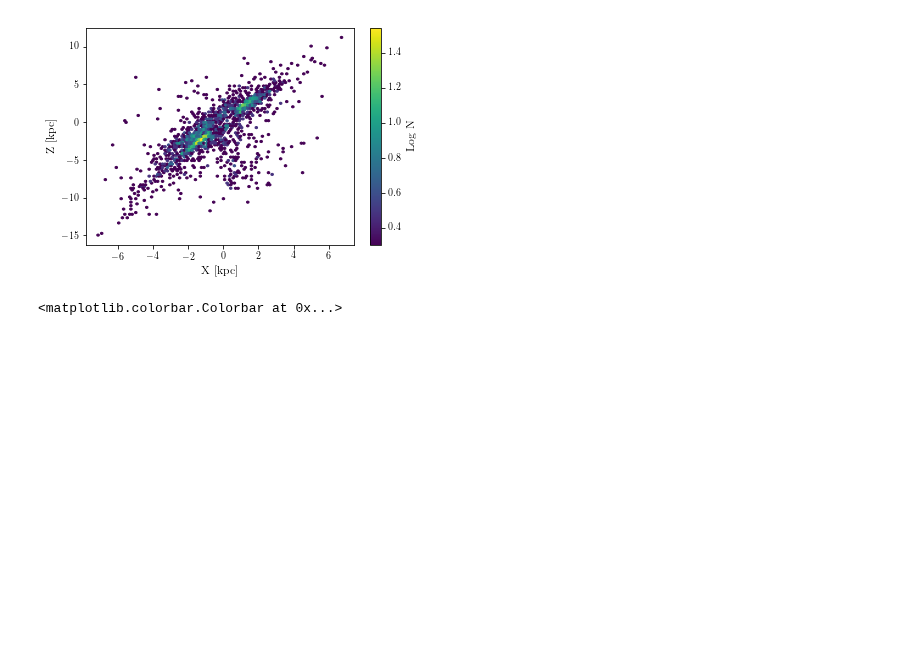
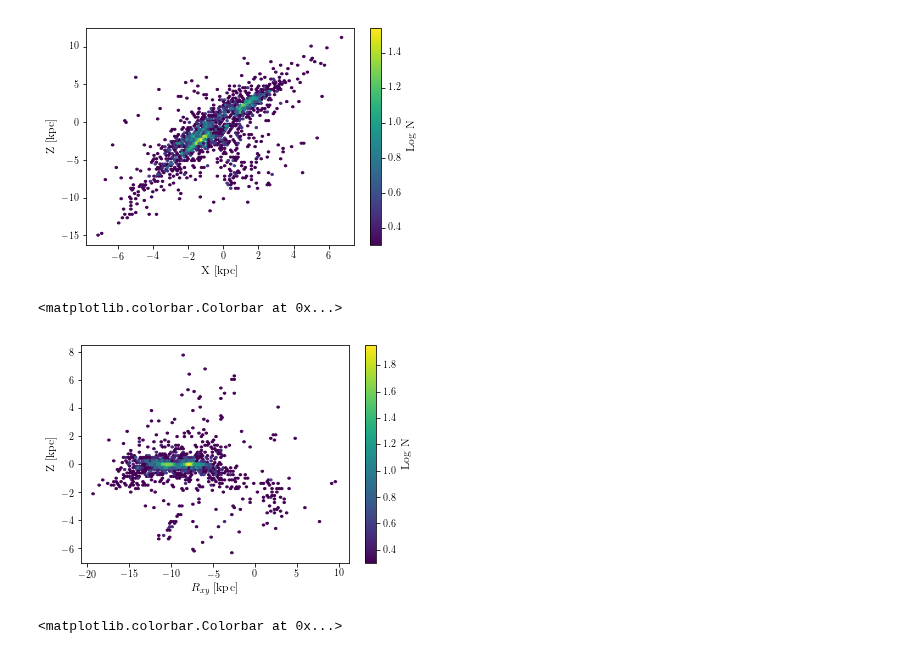
Before and after one commit to tzdwi/GaiaSprintMassive, a Jupyter notebook: WISE/data/bright_sample/sample.ipynb, the cells around one changed output. Cells and saved outputs as stored; diff of their text form; code cells hidden in the pictures; blank space fills up the shorter version.

```diff
--- a/WISE/data/bright_sample/sample.ipynb
+++ b/WISE/data/bright_sample/sample.ipynb
@@ -335,3 +335,11 @@ plt.colorbar(label='Log N')
 # %% [output]
 <matplotlib.colorbar.Colorbar at 0x...>
 [figure]
+# %%
+plt.hexbin(np.sign(c.galactocentric.x.value)*np.sqrt((c.galactocentric.x.value*1e-3)**2.0+(c.galactocentric.y.value*1e-3)**2.0),c.galactocentric.z*1e-3,mincnt=1,bins='log',label='Stars')
+plt.xlabel('$R_{xy}$ [kpc]')
+plt.ylabel('Z [kpc]')
+plt.colorbar(label='Log N')
+# %% [output]
+<matplotlib.colorbar.Colorbar at 0x...>
+[figure, added]
```
Also changed, not shown: parts of 1 cell of this notebook, 3 other files.
